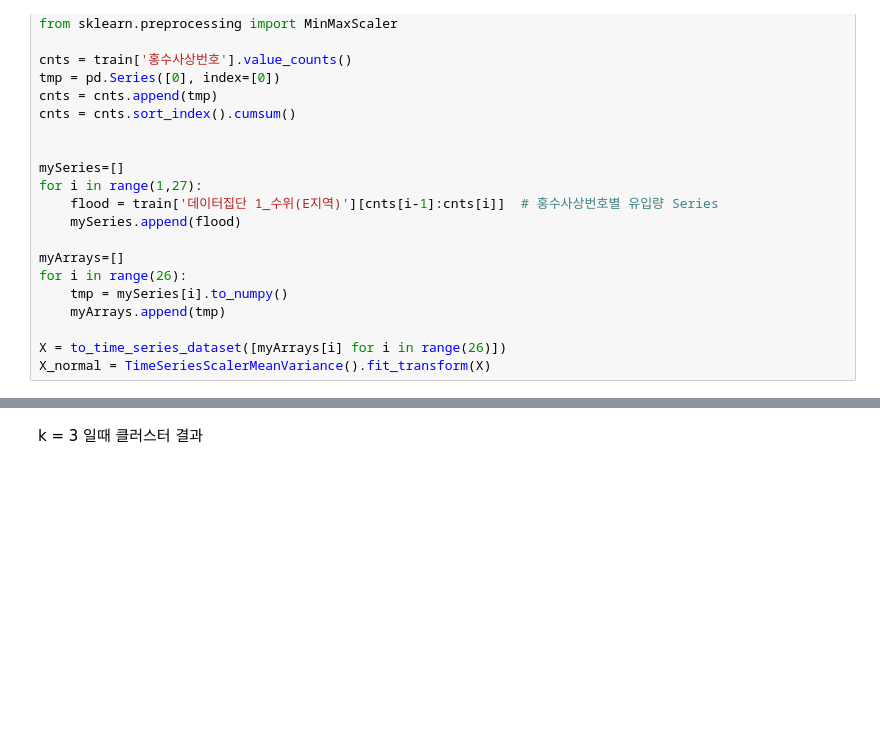
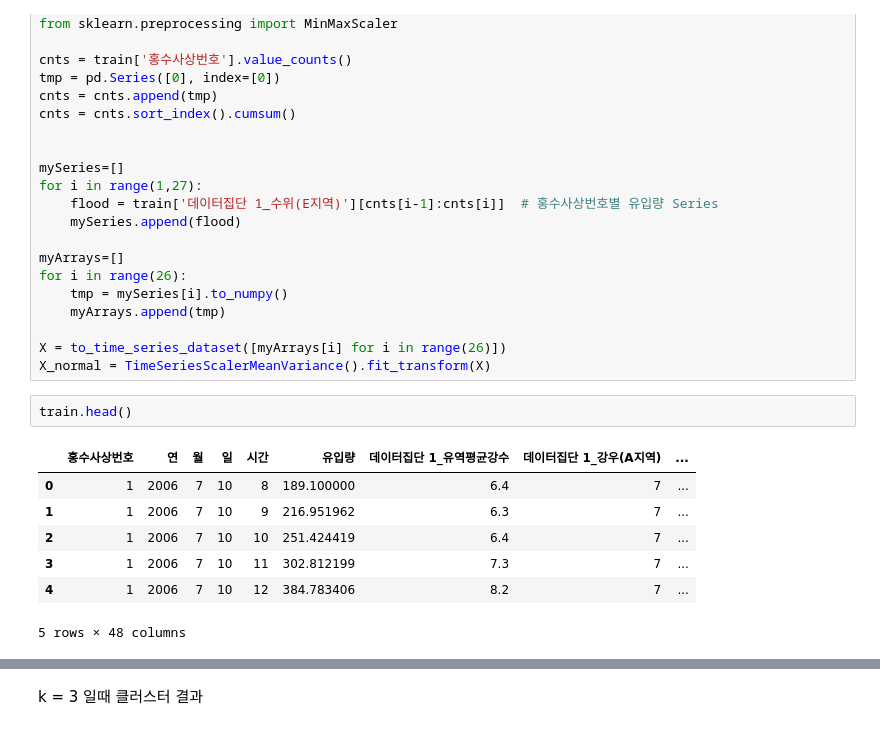
Before and after one commit to meowrowan/hongsu, a Jupyter notebook: 시계열 E지역 clustering.ipynb, the cells around one changed output, grey strips where cells are left out. Drawn from its saved outputs; the diff is of its cells as text; blank space fills up the shorter version.

```diff
--- a/시계열 E지역 clustering.ipynb
+++ b/시계열 E지역 clustering.ipynb
@@ -30,6 +30,16 @@ for i in range(26):
 
 X = to_time_series_dataset([myArrays[i] for i in range(26)])
 X_normal = TimeSeriesScalerMeanVariance().fit_transform(X)
+# %%
+train.head()
+# %% [output]
+|  | 홍수사상번호 | 연 | 월 | 일 | 시간 | 유입량 | 데이터집단 1_유역평균강수 | 데이터집단 1_강우(A지역) | ... |
+| 0 | 1 | 2006 | 7 | 10 | 8 | 189.100000 | 6.4 | 7 | ... |
+| 1 | 1 | 2006 | 7 | 10 | 9 | 216.951962 | 6.3 | 7 | ... |
+| 2 | 1 | 2006 | 7 | 10 | 10 | 251.424419 | 6.4 | 7 | ... |
+| 3 | 1 | 2006 | 7 | 10 | 11 | 302.812199 | 7.3 | 7 | ... |
+| 4 | 1 | 2006 | 7 | 10 | 12 | 384.783406 | 8.2 | 7 | ... |
+5 rows × 48 columns
 # %%
 cluster_k = 0
 # 알맞은 k 정하기 - 실루엣 점수 사용
```
Also changed, not shown: parts of 1 cell of this notebook, 11 other files.
